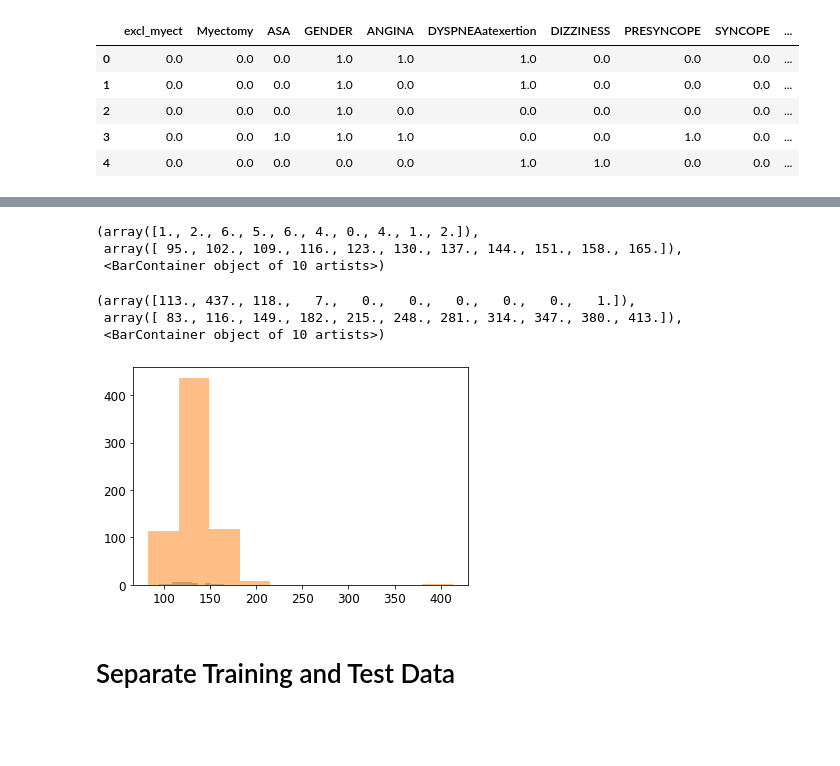
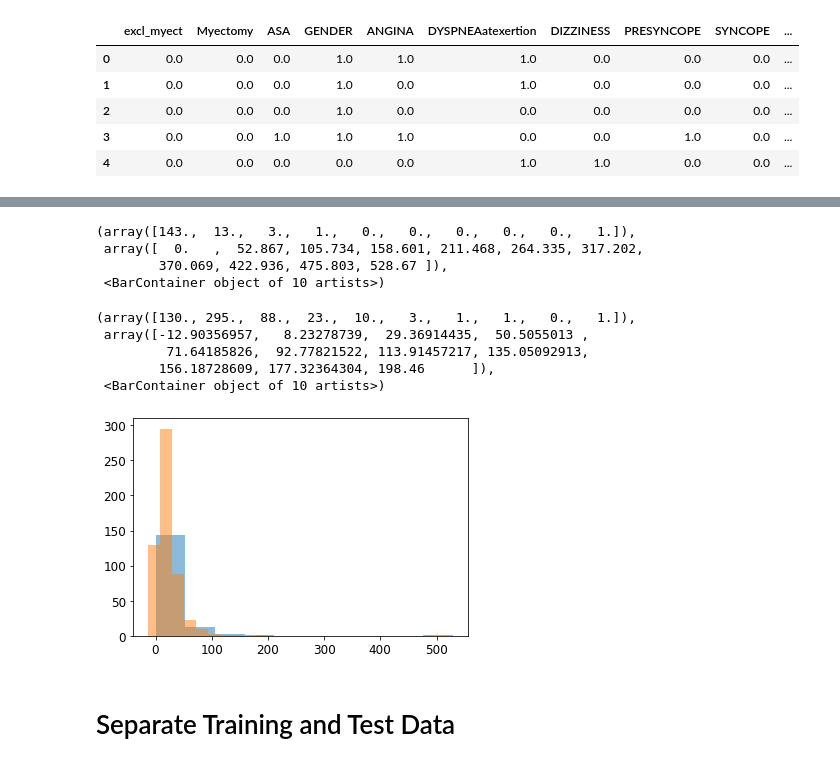
Before and after one commit to Beepul-Bharti/HCM_Project, a Jupyter notebook: ML_EHR.ipynb, the cells around one changed output, grey strips where cells are left out. Cells and saved outputs as stored; diff of their text form; code cells hidden in the pictures; blank space fills up the shorter version.

```diff
--- a/ML_EHR.ipynb
+++ b/ML_EHR.ipynb
@@ -124 +164,9 @@ data = data.drop(['Transplantation','Stroke'], axis = 1)
+# %%
+missing_f = features[missing_prop >0.5]
+# %%
+# Removing Empty or Nearly Empty Columns
+data = data.drop(missing_f, axis = 1)
+# %%
+# Remove LGE % because Scar Tissue mass/ total mass gives this value
+data = data.drop('LGE_%', axis = 1)
 # %%
@@ -138,6 +193,7 @@ data.shape
 # Copy Data for statistical analysis
 data_final = data.copy()
 Outcome = data_final['Adverse_Outcome']
+data_final = data_final.drop('Adverse_Outcome',axis = 1)
 # %%
 # Impute Missing data
 
@@ -205,14 +264,17 @@ array(['LVOT_Stress'], dtype=object)
 # %%
-plt.hist(label1['SBP_rest'].values,alpha = 0.5)
-plt.hist(label0['SBP_rest'].values,alpha = 0.5)
+plt.hist(label1['Scar_tissue_mass_g'].values,alpha = 0.5)
+plt.hist(label0['Scar_tissue_mass_g'].values,alpha = 0.5)
 # %% [output]
-(array([1., 2., 6., 5., 6., 4., 0., 4., 1., 2.]),
- array([ 95., 102., 109., 116., 123., 130., 137., 144., 151., 158., 165.]),
+(array([143.,  13.,   3.,   1.,   0.,   0.,   0.,   0.,   0.,   1.]),
+ array([  0.   ,  52.867, 105.734, 158.601, 211.468, 264.335, 317.202,
+        370.069, 422.936, 475.803, 528.67 ]),
  <BarContainer object of 10 artists>)
-(array([113., 437., 118.,   7.,   0.,   0.,   0.,   0.,   0.,   1.]),
- array([ 83., 116., 149., 182., 215., 248., 281., 314., 347., 380., 413.]),
+(array([130., 295.,  88.,  23.,  10.,   3.,   1.,   1.,   0.,   1.]),
+ array([-12.90356957,   8.23278739,  29.36914435,  50.5055013 ,
+         71.64185826,  92.77821522, 113.91457217, 135.05092913,
+        156.18728609, 177.32364304, 198.46      ]),
  <BarContainer object of 10 artists>)
-[figure, old version]
+[figure, new version]
 # %% [markdown]
 # Separate Training and Test Data
 # %%
```
Also changed, not shown: parts of 70 cells of this notebook, 6 other files.
